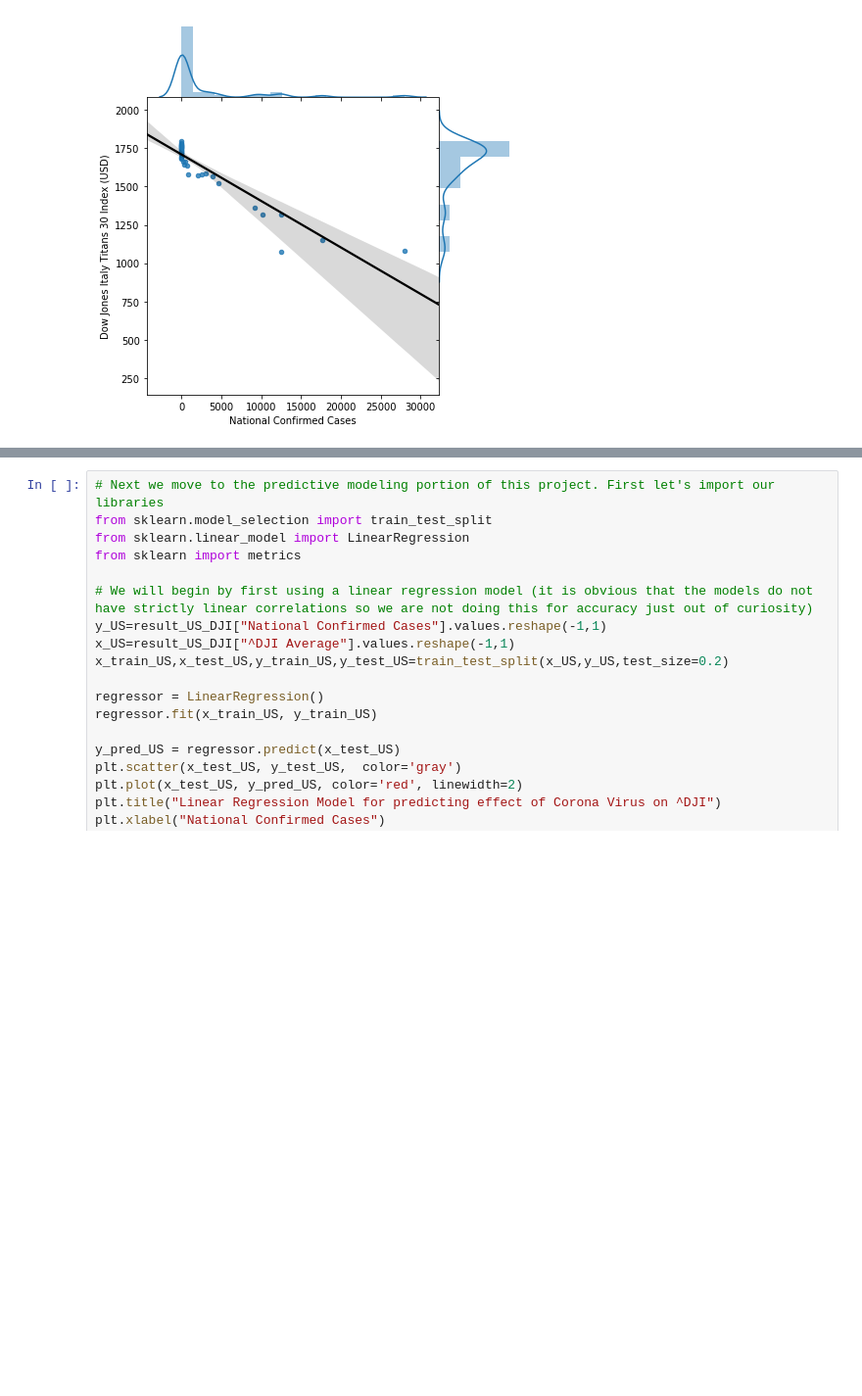
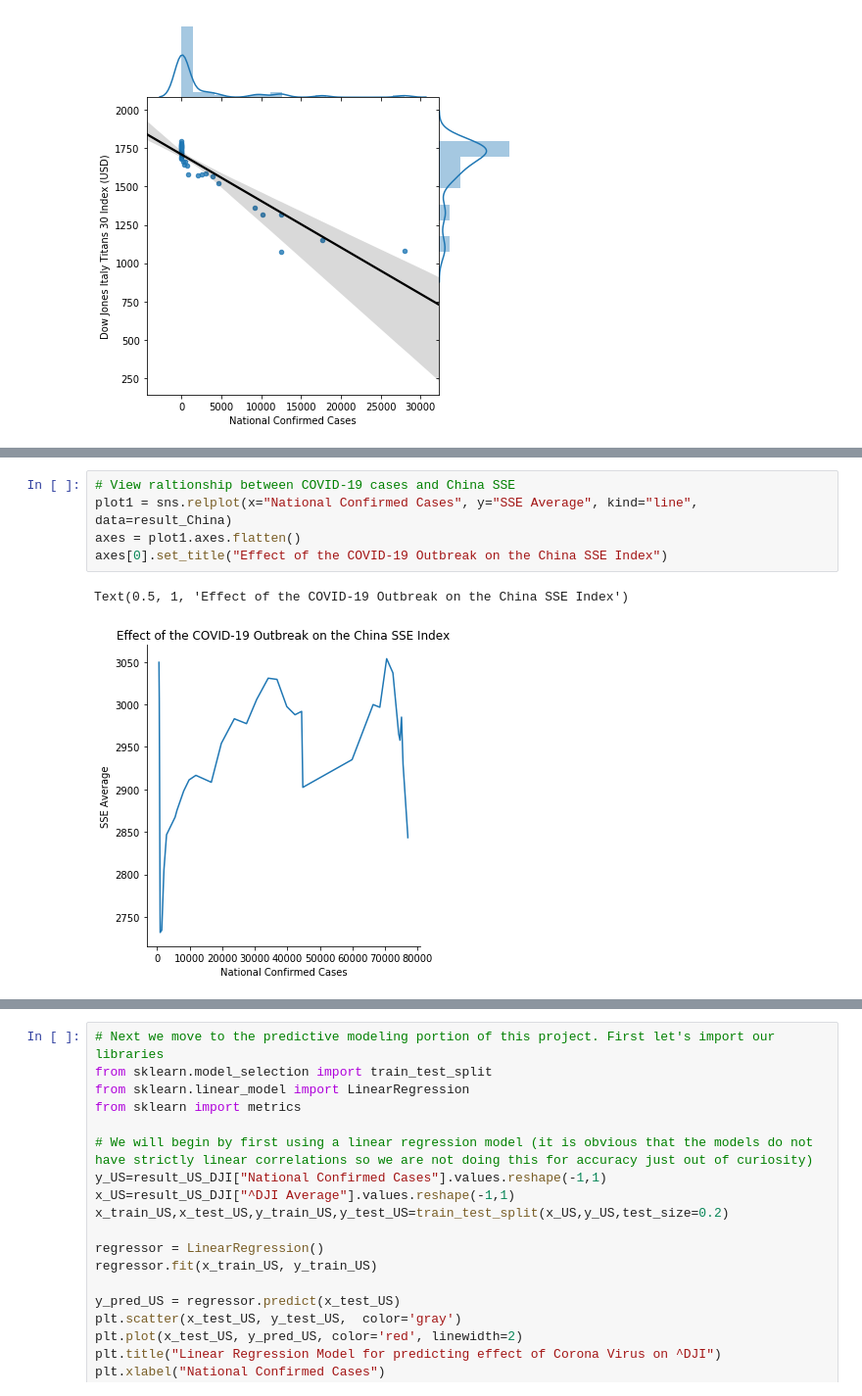
Before and after one commit to Robtaddeo/Coronadex, a Jupyter notebook: djia.ipynb, the cells around one changed output, grey strips where cells are left out. Shown at 98% size. Cells and saved outputs as stored; diff of their text form; blank space fills up the shorter version.

```diff
--- a/djia.ipynb
+++ b/djia.ipynb
@@ -400,0 +483,8 @@ sns.jointplot(
+# %%
+# View raltionship between COVID-19 cases and China SSE
+plot1 = sns.relplot(x="National Confirmed Cases", y="SSE Average", kind="line", data=result_China)
+axes = plot1.axes.flatten()
+axes[0].set_title("Effect of the COVID-19 Outbreak on the China SSE Index")
+# %% [output]
+Text(0.5, 1, 'Effect of the COVID-19 Outbreak on the China SSE Index')
+[figure, added]
```
Also changed, not shown: parts of 12 cells of this notebook, 2 other files.
